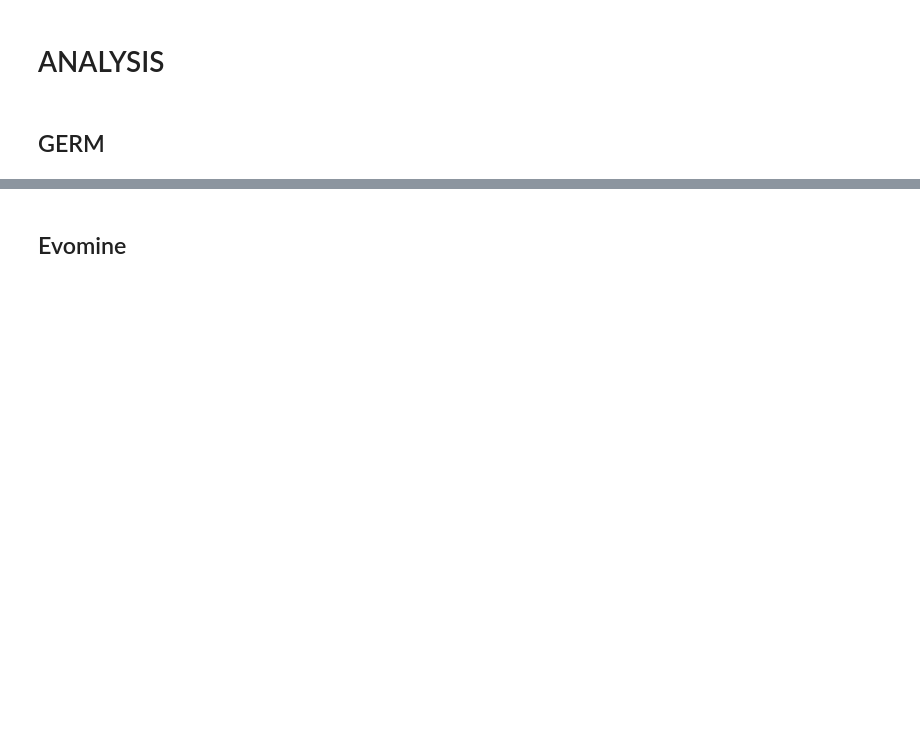
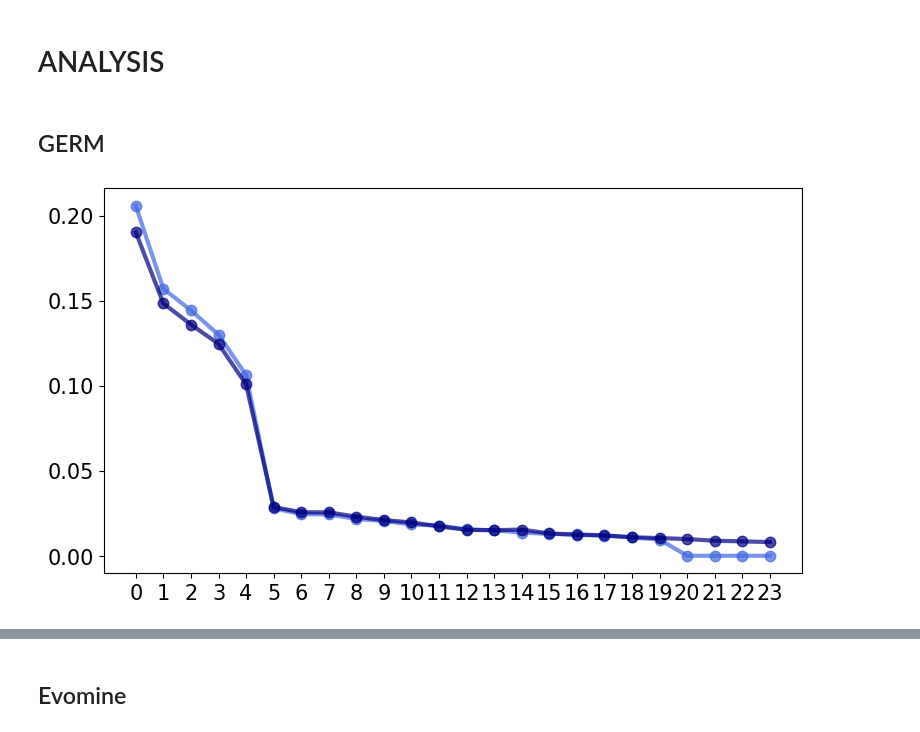
Before and after one commit to alessiaatunimi/geranio, a Jupyter notebook: geranio.ipynb, the cells around one changed output, grey strips where cells are left out. Cells and saved outputs as stored; diff of their text form; code cells hidden in the pictures; blank space fills up the shorter version.

```diff
--- a/geranio.ipynb
+++ b/geranio.ipynb
@@ -201,0 +188,5 @@ g_new_pattern_list[13]
+# %%
+reload(c)
+g_new_pattern_list_can, g_new_support_can = c.mapping_pattern_ids(g_pattern_list, g_support,
+                                                          mapped_patterns_path = f'./processed-outputs/[canonical]-dblp0305.{s}.{m}'
+                                                         )
@@ -226,0 +231,9 @@ g_profile_b = a.get_profiles(g_new_support_b, list(g_general_mapping.keys()), '.
+# %%
+plt.figure(figsize = (9,5))
+plt.plot(g_profile_can, '.-', ms = 15,lw =3,color='royalblue', alpha = 0.7)
+plt.plot(g_profile_b_can, '.-', ms = 15,lw =3,color='navy', alpha = 0.7)
+plt.xticks(range(24), size =15)
+plt.yticks(size =15)
+plt.show()
+# %% [output]
+[figure, added]
```
Also changed, not shown: parts of 25 cells of this notebook, 1 other file.
